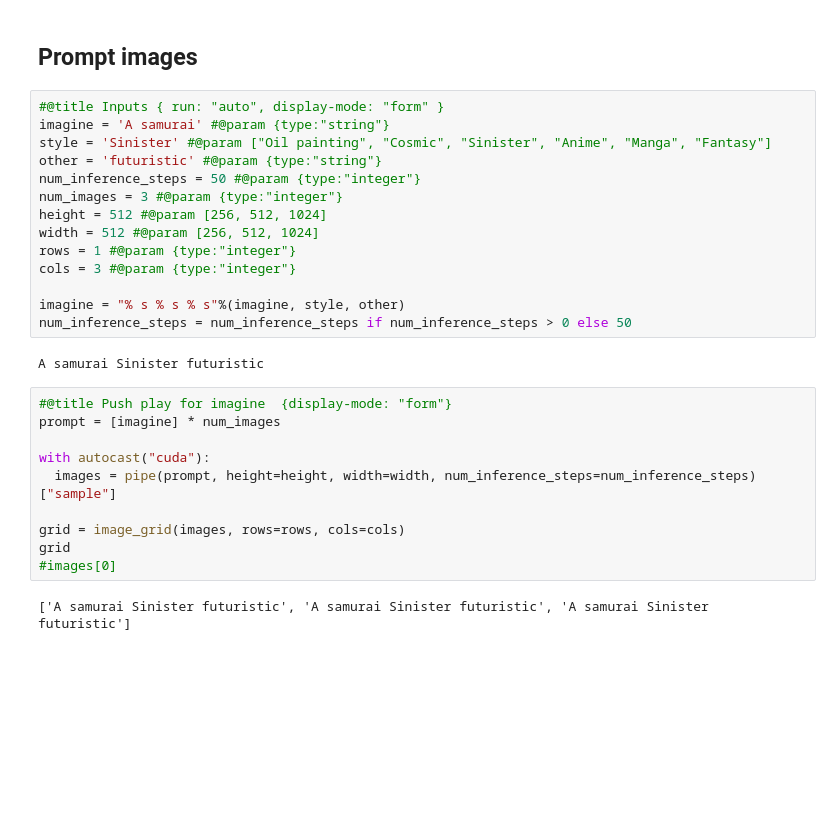
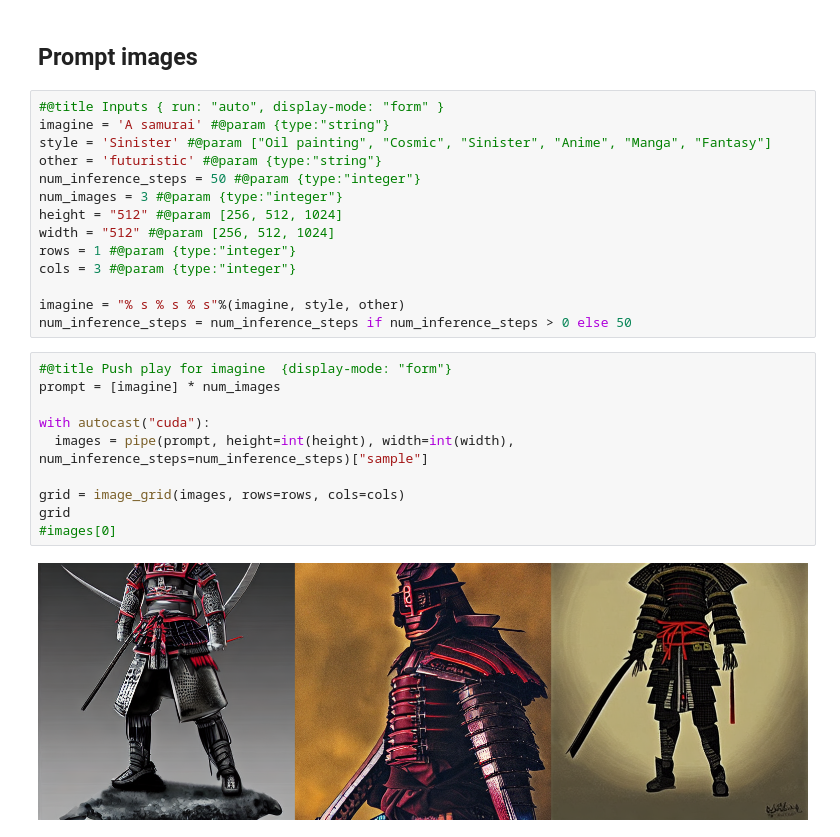
Before and after one commit to MateoProjects/DDIM-Self-Study, a Jupyter notebook: Stable_Diffusion_TFM.ipynb, the cells around one changed output. Saved outputs shown, nothing was run; the diff lists cells and outputs as text; blank space fills up the shorter version.

Commit message:
Fixed issue with weight and width

```diff
--- a/Stable_Diffusion_TFM.ipynb
+++ b/Stable_Diffusion_TFM.ipynb
@@ -74,24 +74,22 @@ style = 'Sinister' #@param ["Oil painting", "Cosmic", "Sinister", "Anime", "Mang
 other = 'futuristic' #@param {type:"string"}
 num_inference_steps = 50 #@param {type:"integer"}
 num_images = 3 #@param {type:"integer"}
-height = 512 #@param [256, 512, 1024]
-width = 512 #@param [256, 512, 1024]
+height = "512" #@param [256, 512, 1024]
+width = "512" #@param [256, 512, 1024]
 rows = 1 #@param {type:"integer"}
 cols = 3 #@param {type:"integer"}
 
 imagine = "% s % s % s"%(imagine, style, other)
 num_inference_steps = num_inference_steps if num_inference_steps > 0 else 50
-# %% [output]
-A samurai Sinister futuristic
 # %%
 #@title Push play for imagine  {display-mode: "form"}
 prompt = [imagine] * num_images
 
 with autocast("cuda"):
-  images = pipe(prompt, height=height, width=width, num_inference_steps=num_inference_steps)["sample"]
+  images = pipe(prompt, height=int(height), width=int(width), num_inference_steps=num_inference_steps)["sample"]
 
 grid = image_grid(images, rows=rows, cols=cols)
 grid
 #images[0]
 # %% [output]
-['A samurai Sinister futuristic', 'A samurai Sinister futuristic', 'A samurai Sinister futuristic']
+[figure, added]
```
